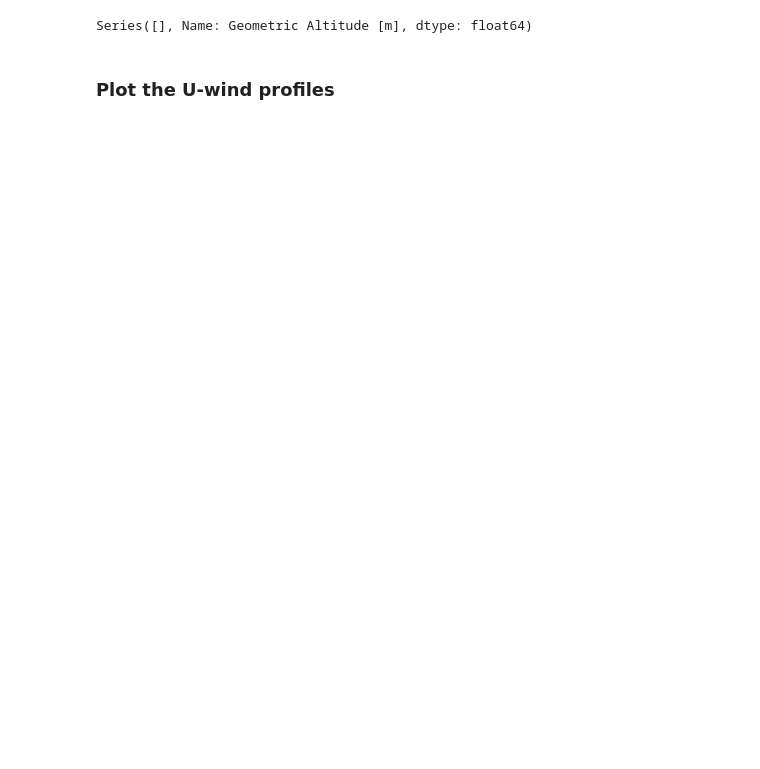
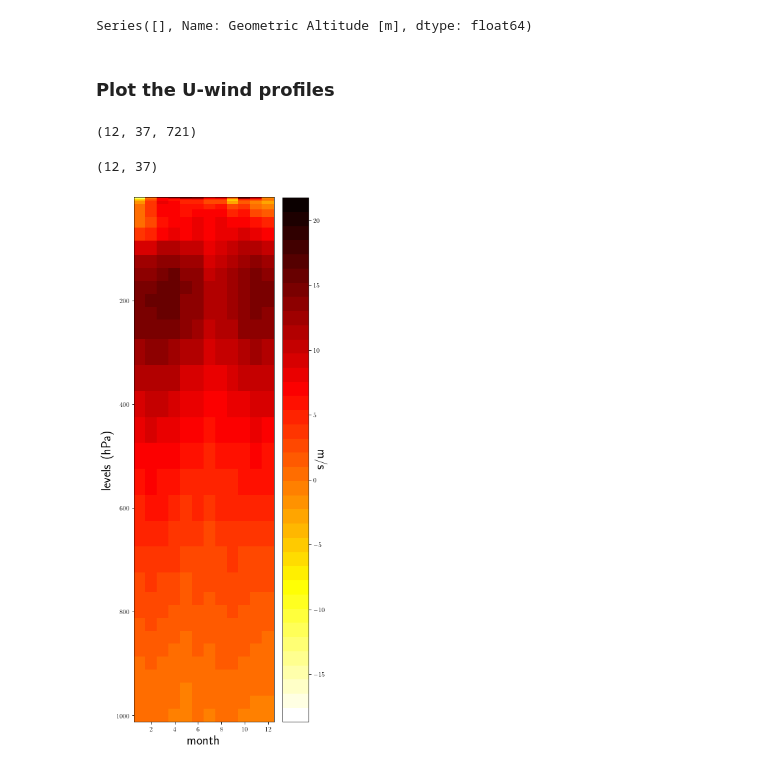
Before and after one commit to bijanfallah/ABBAS, a Jupyter notebook: new_fit/final_plots.ipynb, the cells around one changed output. Saved outputs shown, nothing was run; the diff lists cells and outputs as text; code cells hidden in the pictures; blank space fills up the shorter version.

Commit message:
some vertical plots

```diff
--- a/new_fit/final_plots.ipynb
+++ b/new_fit/final_plots.ipynb
@@ -791,3 +792,50 @@ data['Geometric Altitude [m]'][data['pf [hPa]'] == 200]
 Series([], Name: Geometric Altitude [m], dtype: float64)
 # %% [markdown]
 ### Plot the U-wind profiles
+# %%
+data_u_wind_2019 = "/media/fallah/bijan/ABBAS/ERA5_monthly/adaptor.mars.internal-1617695656.3323193-26098-14-e74d31d8-c8cc-45b2-8bf6-d2eb059ba114.nc"
+# read the netcdf
+def read_stats(file,var):
+    '''
+    function to red  the netcdf of the ensemble:
+    file: the netcdf file name
+    var : the variable you want to read
+    '''
+    nc = NetCDFFile(file)
+    var = nc.variables[var][:].squeeze()
+    nc.close()
+    return var
+# %%
+u_wind = read_stats(data_u_wind_2019, var="u")
+levels = read_stats(data_u_wind_2019, var="level")
+lat    = read_stats(data_u_wind_2019, var="latitude")
+# %%
+u_wind_zonal = np.mean(u_wind,axis=3)
+u_wind_fldmean = np.mean(u_wind_zonal,axis=2)
+# %%
+u_wind_zonal.shape
+# %% [output]
+(12, 37, 721)
+# %%
+u_wind_fldmean.shape
+# %% [output]
+(12, 37)
+# %%
+plt.rcParams.update({'figure.figsize': (5,12)})
+fig, ax = plt.subplots()
+cmap = plt.cm.get_cmap("hot_r", 37)
+mon,lev = np.meshgrid(levels,range(1,13))
+mon.shape
+#xpt,ypt = map(lon,lat)
+cs = plt.pcolormesh(lev,mon,u_wind_fldmean,cmap=cmap,shading='nearest')
+cbar = plt.colorbar()
+cbar.ax.set_ylabel('m/s', rotation=270, fontsize=20)
+plt.xlabel('month', fontsize=20)
+plt.ylabel('levels (hPa)', fontsize=20)
+ax.invert_yaxis()
+fig.tight_layout()  # otherwise the right y-label is slightly clipped
+#
+plt.savefig('u_component_of_wind_2019_averaged_over_lon_lat.png',
+            bbox_inches = 'tight',  pad_inches = 0,dpi=300)
+# %% [output]
+[figure, added]
```
Also changed, not shown: parts of 19 cells of this notebook.
